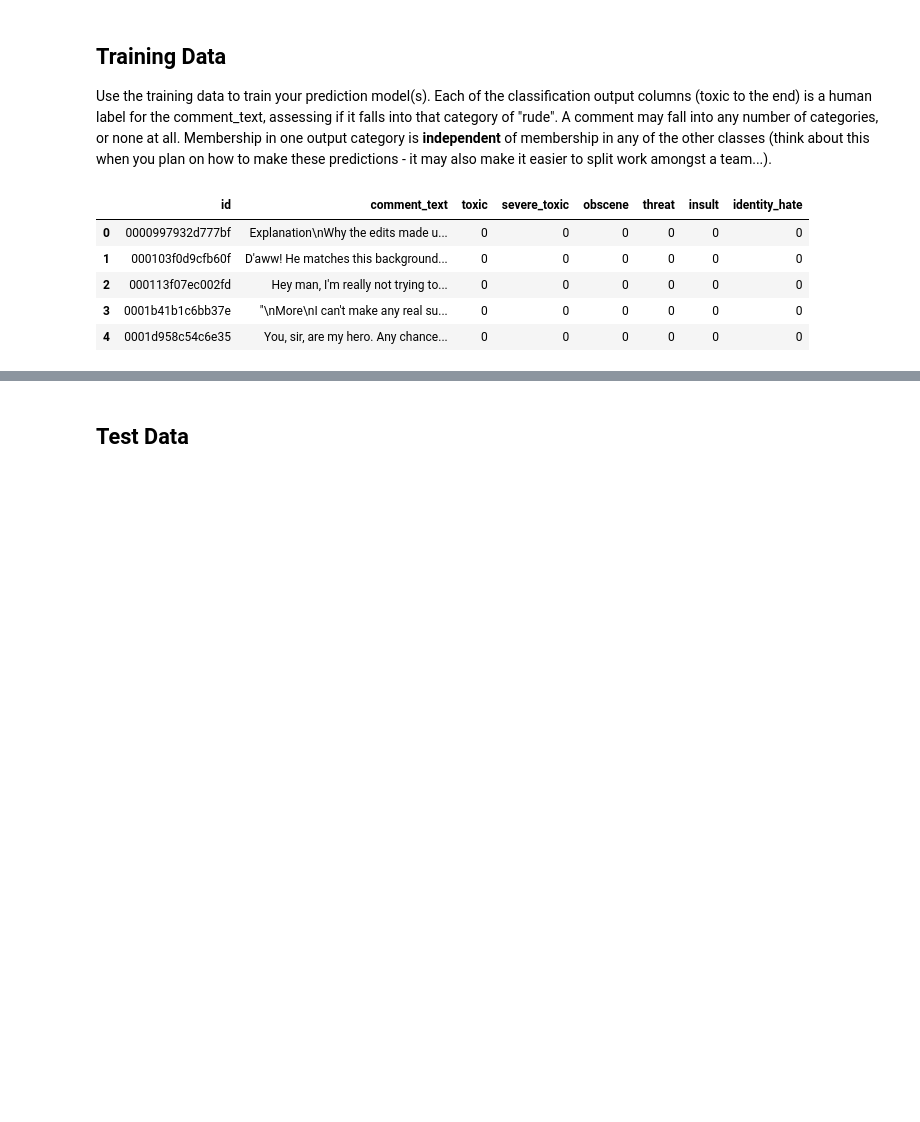
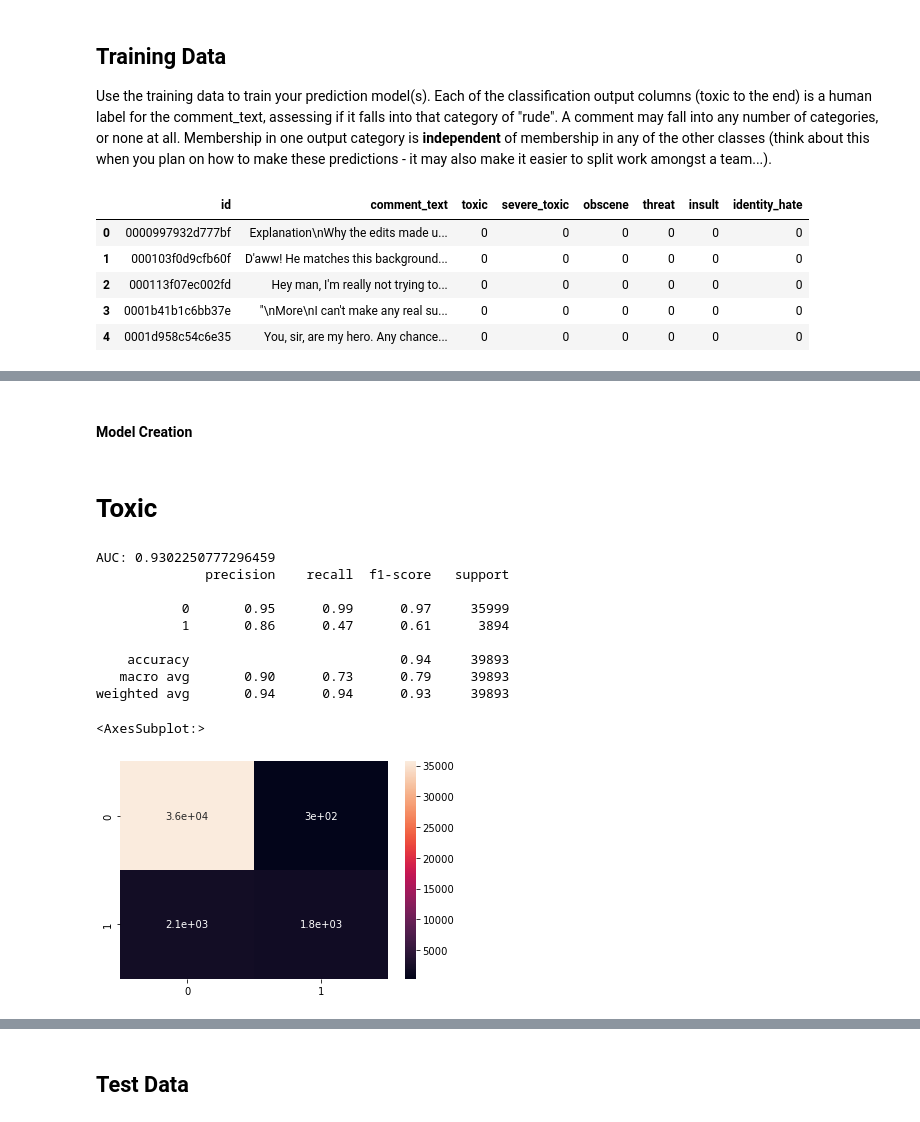
Before and after one commit to shaunmcgregor/ItML_Project_1_Students, a Jupyter notebook: proj_1_start.ipynb, the cells around one changed output, grey strips where cells are left out. Drawn from its saved outputs; the diff is of its cells as text; code cells hidden in the pictures; blank space fills up the shorter version.

```diff
--- a/proj_1_start.ipynb
+++ b/proj_1_start.ipynb
@@ -38,0 +75,18 @@ len(train_df)
+# %%
+class lemmaTokenizer(object):
+    def __init__(self, stop_words):
+        self.stop_words = stop_words
+        self.lemmatizer = WordNetLemmatizer()
+    def __call__(self, doc):
+        tokens = word_tokenize(doc)
+        filtered_tok = []
+        for tok in tokens:
+            if tok not in stop_words:
+                tok = re.sub('\W+','', tok) #Punctuation strip
+                tmp = self.lemmatizer.lemmatize(tok)
+                if len(tmp) >= 2:
+                    filtered_tok.append(tmp)
+        return filtered_tok
+# %%
+tok = lemmaTokenizer(stop_words)
+toxic["clean_text"] = toxic["comment_text"].apply(lambda x: tok(x))
@@ -38,0 +160,2 @@ len(train_df)
+# %% [markdown]
+#### Model Creation
@@ -38,0 +198,40 @@ len(train_df)
+# %% [markdown]
+# Toxic
+# %%
+#SPLITTING THE TRAINING DATASET INTO TRAINING AND VALIDATION
+
+# Split data - using the new dataframe parts that we cleaned up.
+X_train, X_test, y_train, y_test = train_test_split(toxic["clean_text"],toxic["toxic"])
+
+#Word2vec
+# Fit and transform
+toxicMeanEmbedVectorizer = MeanEmbeddingVectorizer(w2vToxic)
+
+X_train_vectors_w2v = toxicMeanEmbedVectorizer.transform(X_train)
+X_test_vectors_w2v = toxicMeanEmbedVectorizer.transform(X_test)
+
+toxicModel = RandomForestClassifier()
+toxicModel.fit(X_train_vectors_w2v, y_train)  #model
+
+#Predict y value for test dataset
+y_predict = toxicModel.predict(X_test_vectors_w2v)
+y_prob = toxicModel.predict_proba(X_test_vectors_w2v)[:,1]
+
+fpr, tpr, thresholds = roc_curve(y_test, y_prob)
+roc_auc = auc(fpr, tpr)
+print('AUC:', roc_auc)
+
+print(classification_report(y_test, y_predict))
+sns.heatmap(confusion_matrix(y_test, y_predict), annot=True)
+# %% [output]
+AUC: 0.9302250777296459
+              precision    recall  f1-score   support
+
+           0       0.95      0.99      0.97     35999
+           1       0.86      0.47      0.61      3894
+
+    accuracy                           0.94     39893
+   macro avg       0.90      0.73      0.79     39893
+weighted avg       0.94      0.94      0.93     39893
+<AxesSubplot:>
+[figure, added]
```
Also changed, not shown: parts of 29 cells of this notebook, 2 other files.
